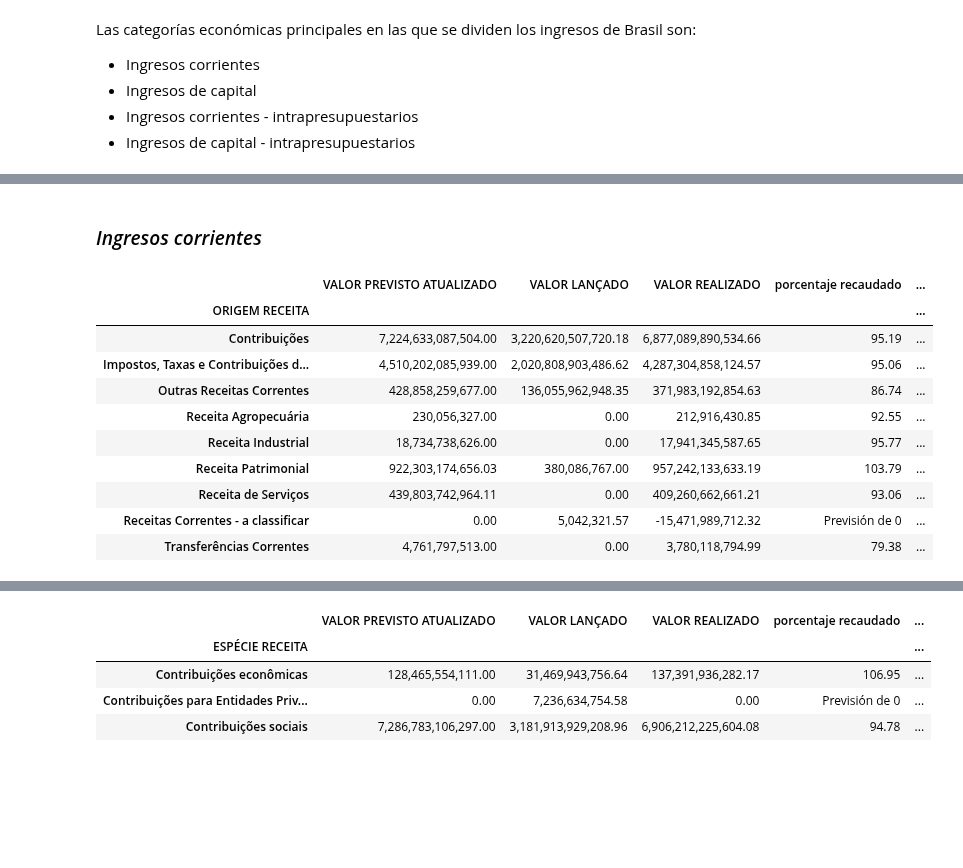
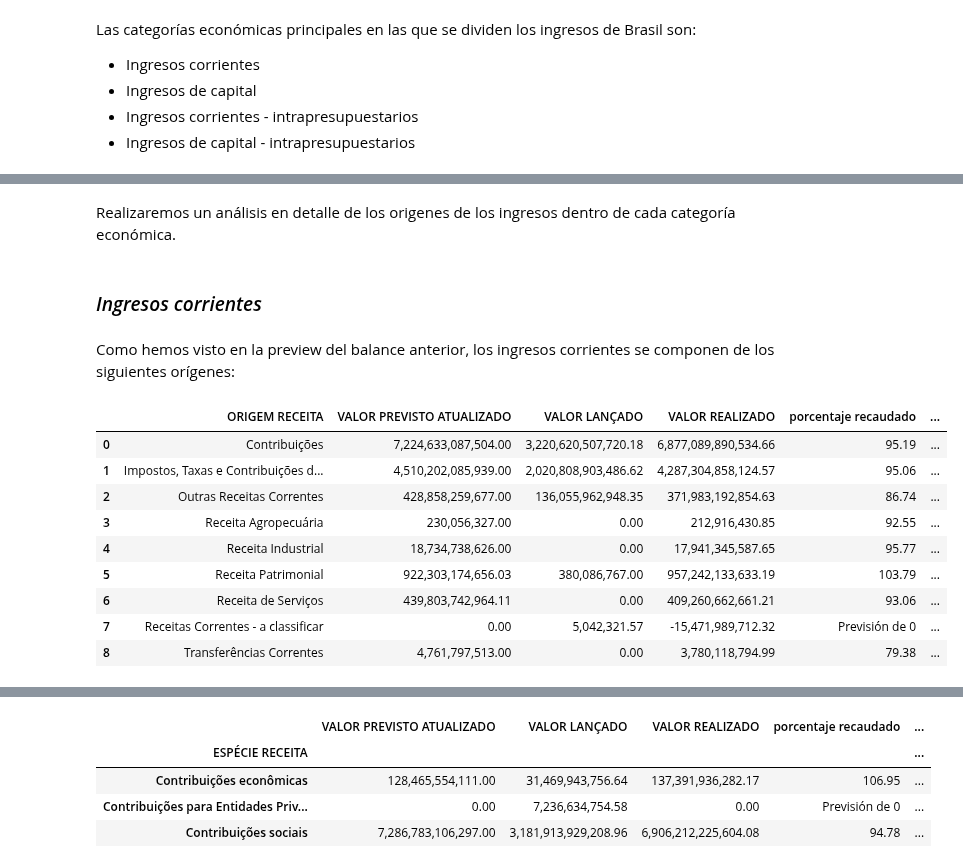
Before and after one commit to Gabijc/Proyecto2-Insights-Brasil, a Jupyter notebook: Análisis_categorías.ipynb, the cells around one changed output, grey strips where cells are left out. Cells and saved outputs as stored; diff of their text form; code cells hidden in the pictures; blank space fills up the shorter version.

```diff
--- a/Análisis_categorías.ipynb
+++ b/Análisis_categorías.ipynb
@@ -208,18 +210,22 @@ Passing `palette` without assigning `hue` is deprecated and will be removed in v
+# %% [markdown]
+Realizaremos un análisis en detalle de los origenes de los ingresos dentro de cada categoría económica.
 # %% [markdown]
 ### *Ingresos corrientes*
+# %% [markdown]
+Como hemos visto en la preview del balance anterior, los ingresos corrientes se componen de los siguientes orígenes:
 # %%
 # Ingresos corrientes
-ingresos_corrientes = datos_brasil[datos_brasil["CATEGORIA ECONÔMICA"] == "Receitas Correntes"]
-info_cat_ec(ingresos_corrientes, "ORIGEM RECEITA")
+ingresos_corrientes2 = datos_brasil[datos_brasil["CATEGORIA ECONÔMICA"] == "Receitas Correntes"]
+ingresos_corrientes_origen = fs.info_cat(ingresos_corrientes2, "ORIGEM RECEITA").reset_index()
+ingresos_corrientes_origen
 # %% [output]
-|  | VALOR PREVISTO ATUALIZADO | VALOR LANÇADO | VALOR REALIZADO | porcentaje recaudado | ... |
-| ORIGEM RECEITA |  |  |  |  | ... |
-| Contribuições | 7,224,633,087,504.00 | 3,220,620,507,720.18 | 6,877,089,890,534.66 | 95.19 | ... |
-| Impostos, Taxas e Contribuições d... | 4,510,202,085,939.00 | 2,020,808,903,486.62 | 4,287,304,858,124.57 | 95.06 | ... |
-| Outras Receitas Correntes | 428,858,259,677.00 | 136,055,962,948.35 | 371,983,192,854.63 | 86.74 | ... |
-| Receita Agropecuária | 230,056,327.00 | 0.00 | 212,916,430.85 | 92.55 | ... |
-| Receita Industrial | 18,734,738,626.00 | 0.00 | 17,941,345,587.65 | 95.77 | ... |
-| Receita Patrimonial | 922,303,174,656.03 | 380,086,767.00 | 957,242,133,633.19 | 103.79 | ... |
-| Receita de Serviços | 439,803,742,964.11 | 0.00 | 409,260,662,661.21 | 93.06 | ... |
-| Receitas Correntes - a classificar | 0.00 | 5,042,321.57 | -15,471,989,712.32 | Previsión de 0 | ... |
-| Transferências Correntes | 4,761,797,513.00 | 0.00 | 3,780,118,794.99 | 79.38 | ... |
+|  | ORIGEM RECEITA | VALOR PREVISTO ATUALIZADO | VALOR LANÇADO | VALOR REALIZADO | porcentaje recaudado | ... |
+| 0 | Contribuições | 7,224,633,087,504.00 | 3,220,620,507,720.18 | 6,877,089,890,534.66 | 95.19 | ... |
+| 1 | Impostos, Taxas e Contribuições d... | 4,510,202,085,939.00 | 2,020,808,903,486.62 | 4,287,304,858,124.57 | 95.06 | ... |
+| 2 | Outras Receitas Correntes | 428,858,259,677.00 | 136,055,962,948.35 | 371,983,192,854.63 | 86.74 | ... |
+| 3 | Receita Agropecuária | 230,056,327.00 | 0.00 | 212,916,430.85 | 92.55 | ... |
+| 4 | Receita Industrial | 18,734,738,626.00 | 0.00 | 17,941,345,587.65 | 95.77 | ... |
+| 5 | Receita Patrimonial | 922,303,174,656.03 | 380,086,767.00 | 957,242,133,633.19 | 103.79 | ... |
+| 6 | Receita de Serviços | 439,803,742,964.11 | 0.00 | 409,260,662,661.21 | 93.06 | ... |
+| 7 | Receitas Correntes - a classificar | 0.00 | 5,042,321.57 | -15,471,989,712.32 | Previsión de 0 | ... |
+| 8 | Transferências Correntes | 4,761,797,513.00 | 0.00 | 3,780,118,794.99 | 79.38 | ... |
```
Also changed, not shown: parts of 24 cells of this notebook, 2 other files.
